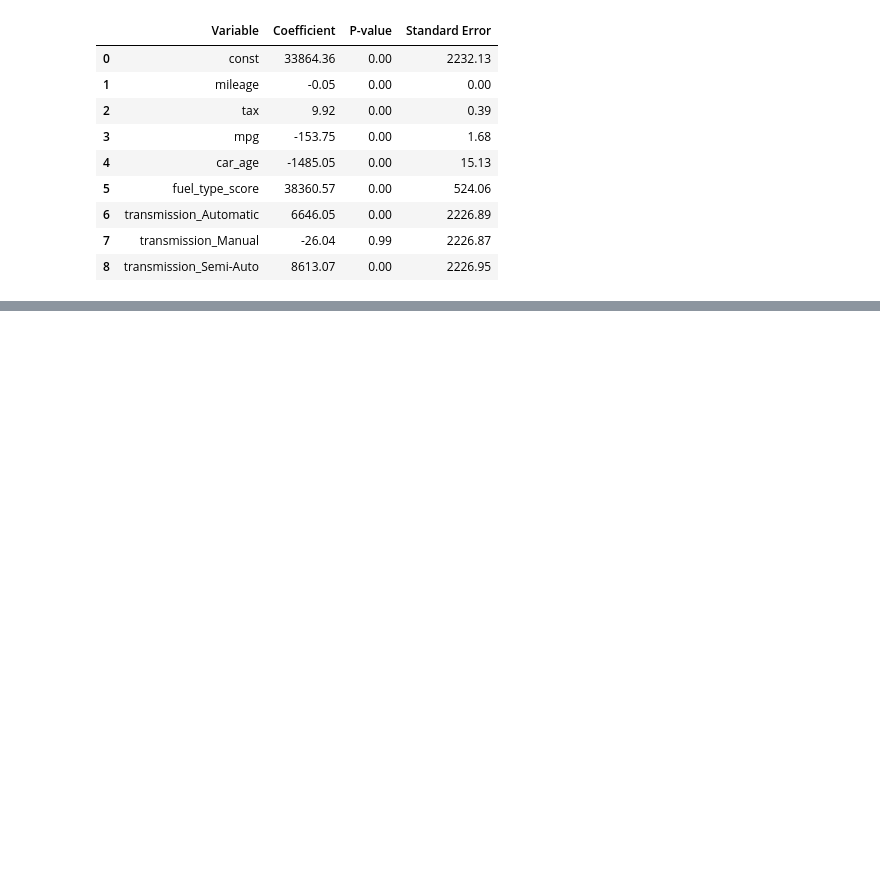
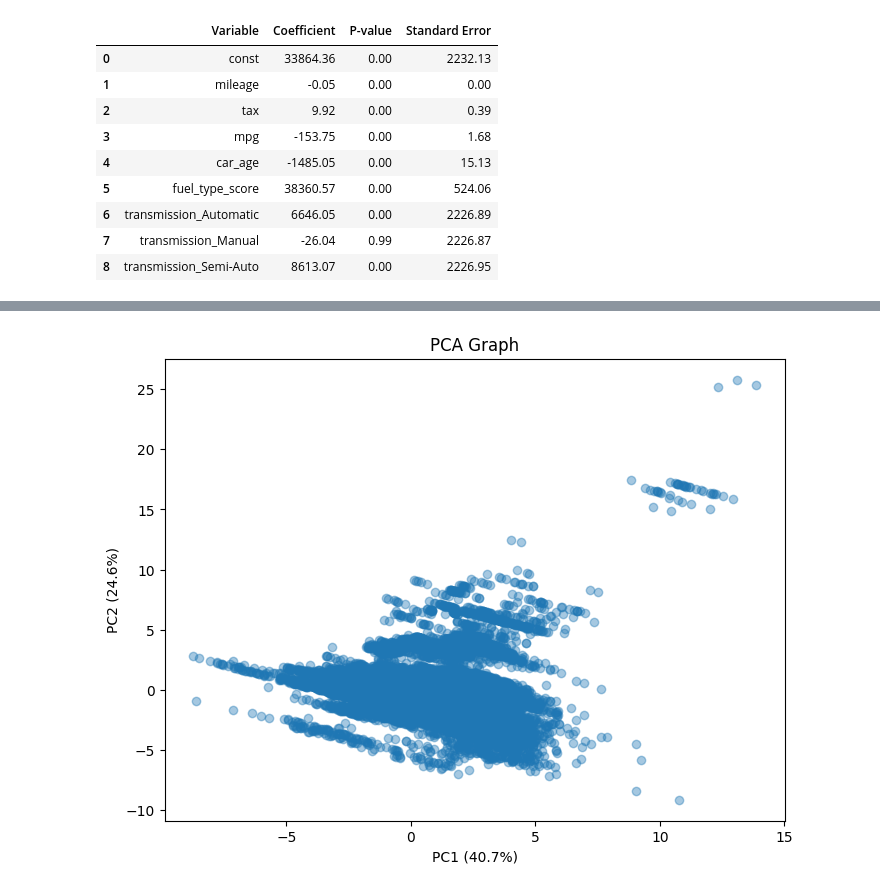
Before and after one commit to TXTEck/DAV_CA1, a Jupyter notebook: notebooks/car_price_analysis.ipynb, the cells around one changed output, grey strips where cells are left out. Saved outputs shown, nothing was run; the diff lists cells and outputs as text; code cells hidden in the pictures; blank space fills up the shorter version.

```diff
--- a/notebooks/car_price_analysis.ipynb
+++ b/notebooks/car_price_analysis.ipynb
@@ -771,0 +809,16 @@ multiple_ols_summary
+# %%
+# Transform the scaled data using PCA
+pca_data = pca.transform(scaled_data)
+
+# Create a DataFrame for the PCA data
+pca_df = pd.DataFrame(pca_data, columns=labels)
+
+# Plot the PCA graph
+plt.figure(figsize=(8, 6))
+plt.scatter(pca_df["PC1"], pca_df["PC2"], alpha=0.4)
+plt.title("PCA Graph")
+plt.xlabel(f"PC1 ({per_var[0]}%)")
+plt.ylabel(f"PC2 ({per_var[1]}%)")
+plt.show()
+# %% [output]
+[figure, added]
```
Also changed, not shown: parts of 9 cells of this notebook, 3 other files.
